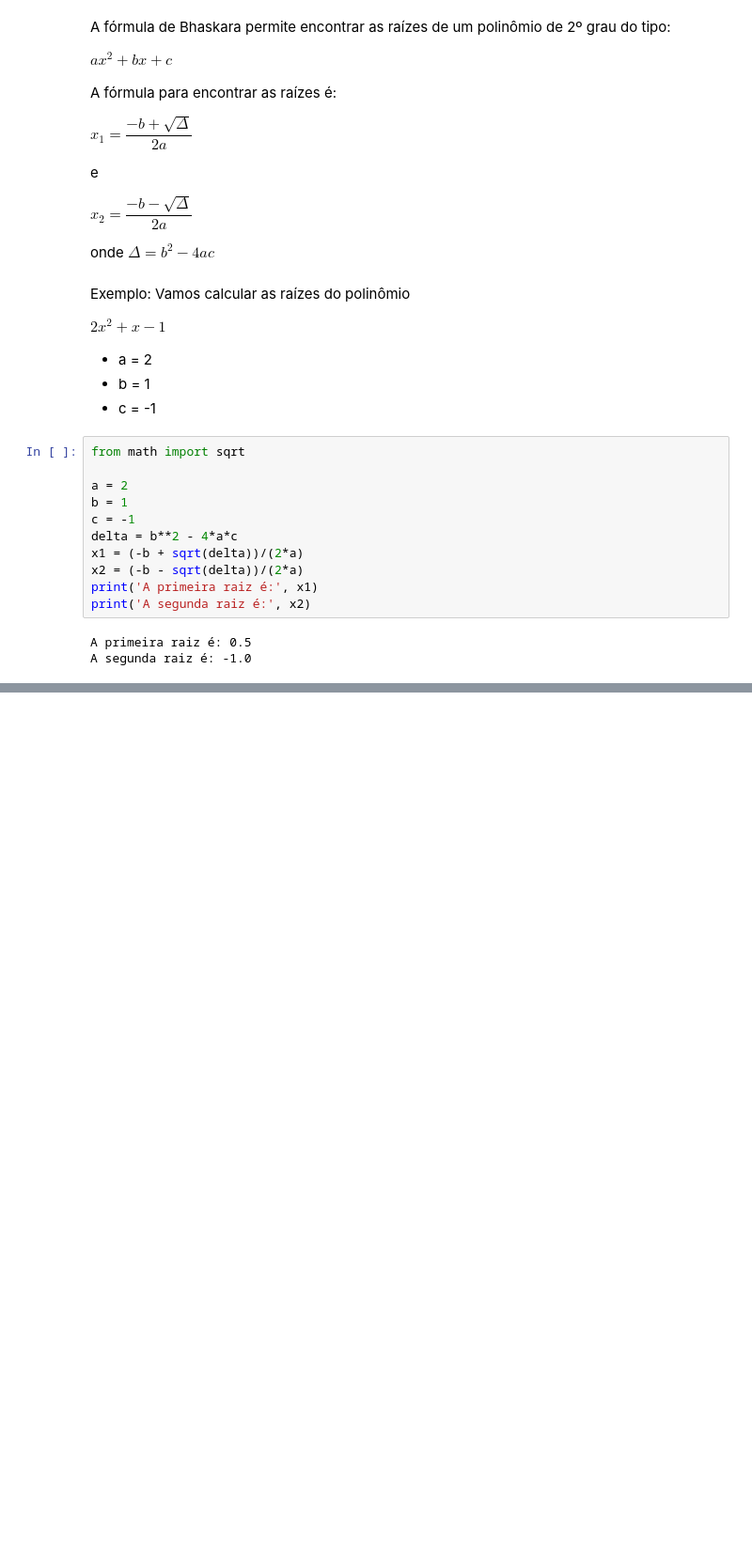
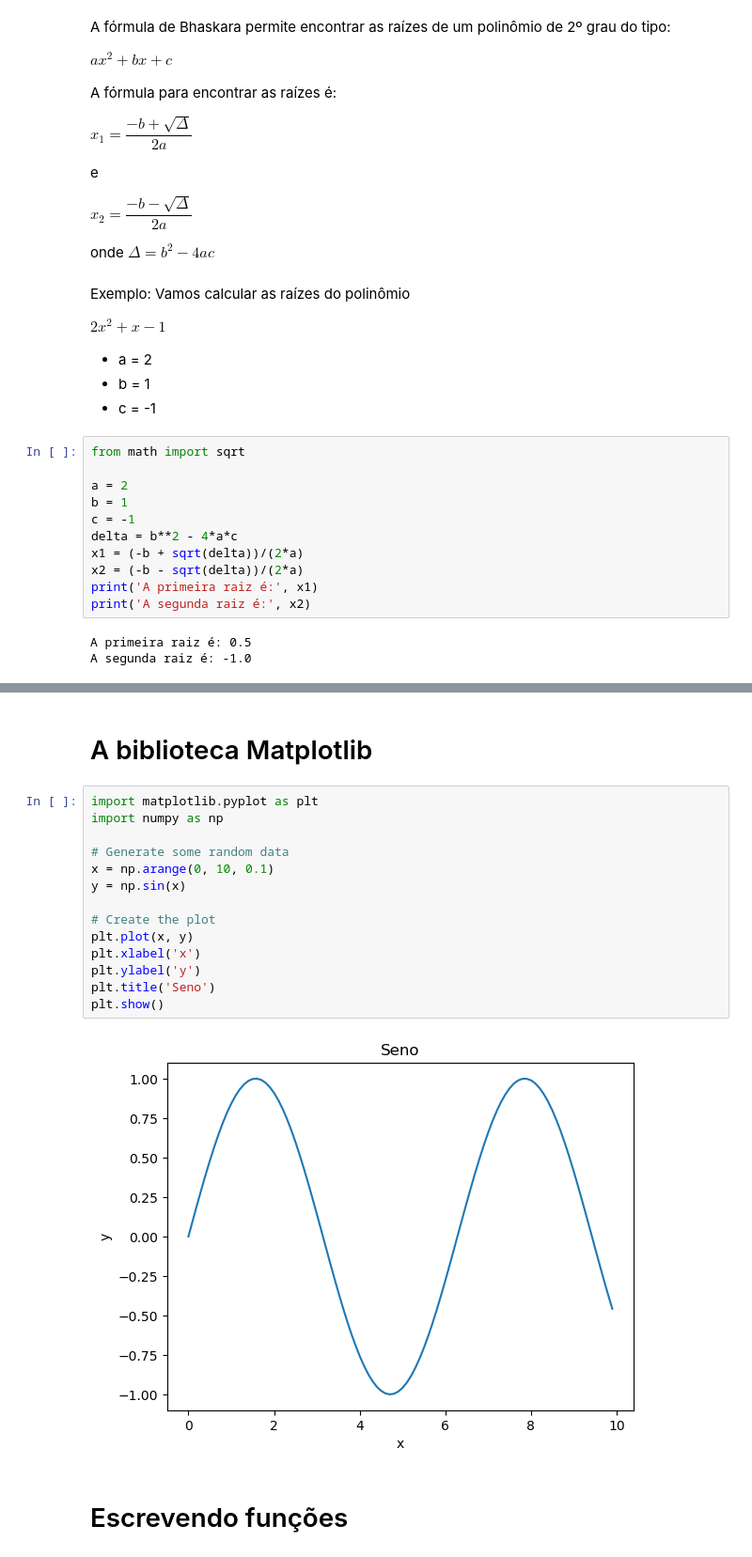
Before and after one commit to pshiroma/minicurso-python, a Jupyter notebook: notebooks/Minicurso-Python-Slides-01.ipynb, the cells around one changed output, grey strips where cells are left out. Shown: that part at 94% size. Cells and saved outputs as stored; diff of their text form; blank space fills up the shorter version.

```diff
--- a/notebooks/Minicurso-Python-Slides-01.ipynb
+++ b/notebooks/Minicurso-Python-Slides-01.ipynb
@@ -133,0 +1135,20 @@ A segunda raiz é: -1.0
+# %% [markdown]
+# A biblioteca Matplotlib
+# %%
+import matplotlib.pyplot as plt
+import numpy as np
+
+# Generate some random data
+x = np.arange(0, 10, 0.1)
+y = np.sin(x)
+
+# Create the plot
+plt.plot(x, y)
+plt.xlabel('x')
+plt.ylabel('y')
+plt.title('Seno')
+plt.show()
+# %% [output]
+[figure, added]
+# %% [markdown]
+# Escrevendo funções
```
Also changed, not shown: parts of 191 cells of this notebook, 4 other files.
